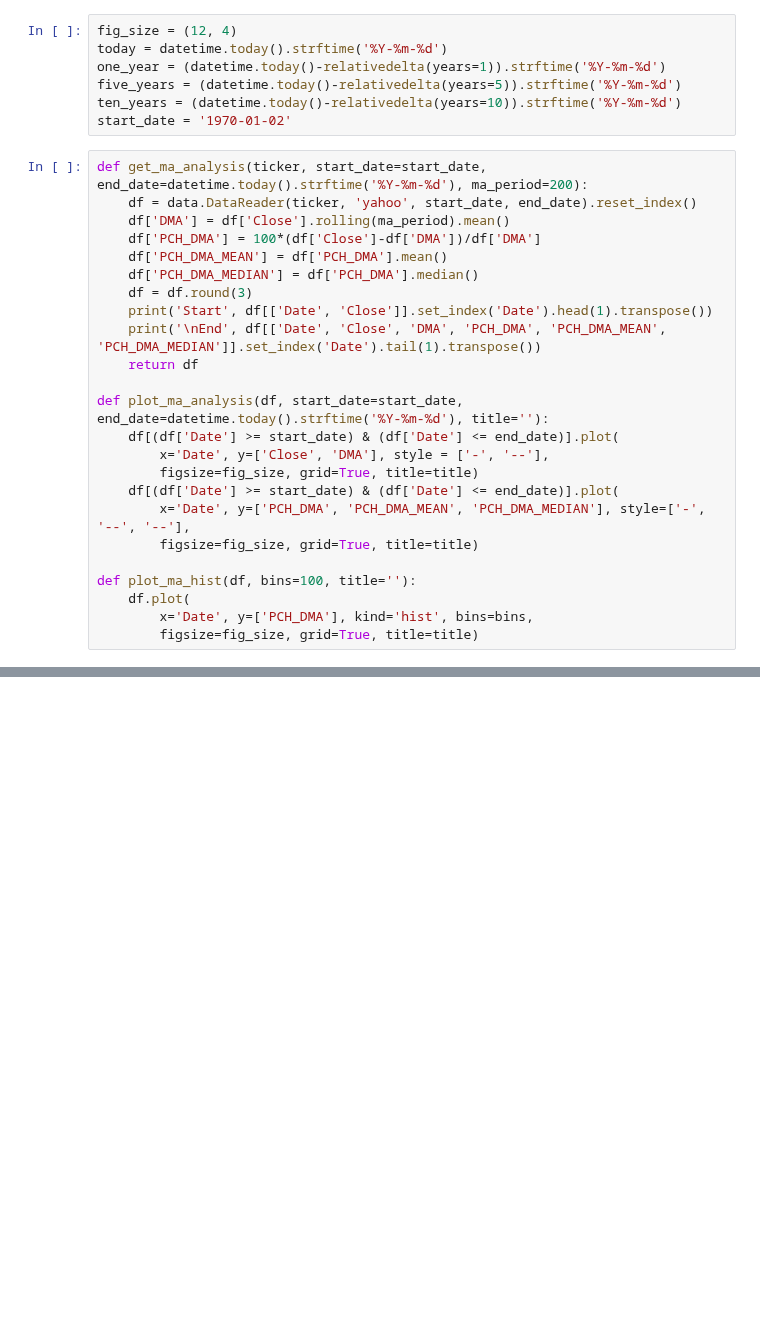
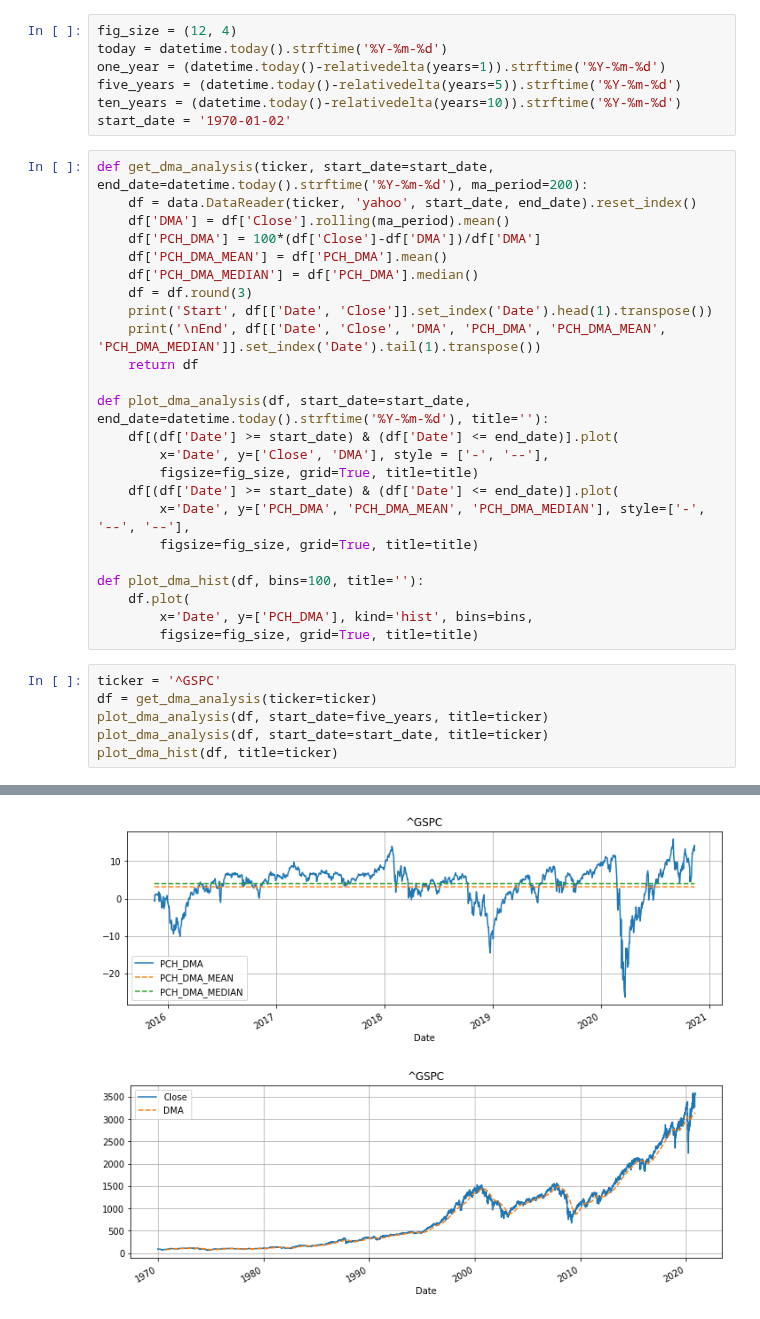
Before and after one commit to bamage00/notebooks, a Jupyter notebook: fin_2.ipynb, the cells around one changed output, grey strips where cells are left out. Drawn from its saved outputs; the diff is of its cells as text; blank space fills up the shorter version.

```diff
--- a/fin_2.ipynb
+++ b/fin_2.ipynb
@@ -12,7 +12,7 @@ five_years = (datetime.today()-relativedelta(years=5)).strftime('%Y-%m-%d')
 ten_years = (datetime.today()-relativedelta(years=10)).strftime('%Y-%m-%d')
 start_date = '1970-01-02'
 # %%
-def get_ma_analysis(ticker, start_date=start_date, end_date=datetime.today().strftime('%Y-%m-%d'), ma_period=200):
+def get_dma_analysis(ticker, start_date=start_date, end_date=datetime.today().strftime('%Y-%m-%d'), ma_period=200):
     df = data.DataReader(ticker, 'yahoo', start_date, end_date).reset_index()
     df['DMA'] = df['Close'].rolling(ma_period).mean()
     df['PCH_DMA'] = 100*(df['Close']-df['DMA'])/df['DMA']
@@ -23,7 +23,7 @@ def get_ma_analysis(ticker, start_date=start_date, end_date=datetime.today().str
     print('\nEnd', df[['Date', 'Close', 'DMA', 'PCH_DMA', 'PCH_DMA_MEAN', 'PCH_DMA_MEDIAN']].set_index('Date').tail(1).transpose())
     return df
 
-def plot_ma_analysis(df, start_date=start_date, end_date=datetime.today().strftime('%Y-%m-%d'), title=''):
+def plot_dma_analysis(df, start_date=start_date, end_date=datetime.today().strftime('%Y-%m-%d'), title=''):
     df[(df['Date'] >= start_date) & (df['Date'] <= end_date)].plot(
         x='Date', y=['Close', 'DMA'], style = ['-', '--'],
         figsize=fig_size, grid=True, title=title)
@@ -31,7 +31,14 @@ def plot_ma_analysis(df, start_date=start_date, end_date=datetime.today().strfti
         x='Date', y=['PCH_DMA', 'PCH_DMA_MEAN', 'PCH_DMA_MEDIAN'], style=['-', '--', '--'],
         figsize=fig_size, grid=True, title=title)
 
-def plot_ma_hist(df, bins=100, title=''):
+def plot_dma_hist(df, bins=100, title=''):
     df.plot(
         x='Date', y=['PCH_DMA'], kind='hist', bins=bins,
         figsize=fig_size, grid=True, title=title)
+# %%
+ticker = '^GSPC'
+df = get_dma_analysis(ticker=ticker)
+plot_dma_analysis(df, start_date=five_years, title=ticker)
+plot_dma_analysis(df, start_date=start_date, title=ticker)
+plot_dma_hist(df, title=ticker)
+# %% [output]
@@ -37,0 +55,2 @@ def plot_ma_hist(df, bins=100, title=''):
+[figure, added]
+[figure, added]
```
Also changed, not shown: parts of 8 cells of this notebook.
